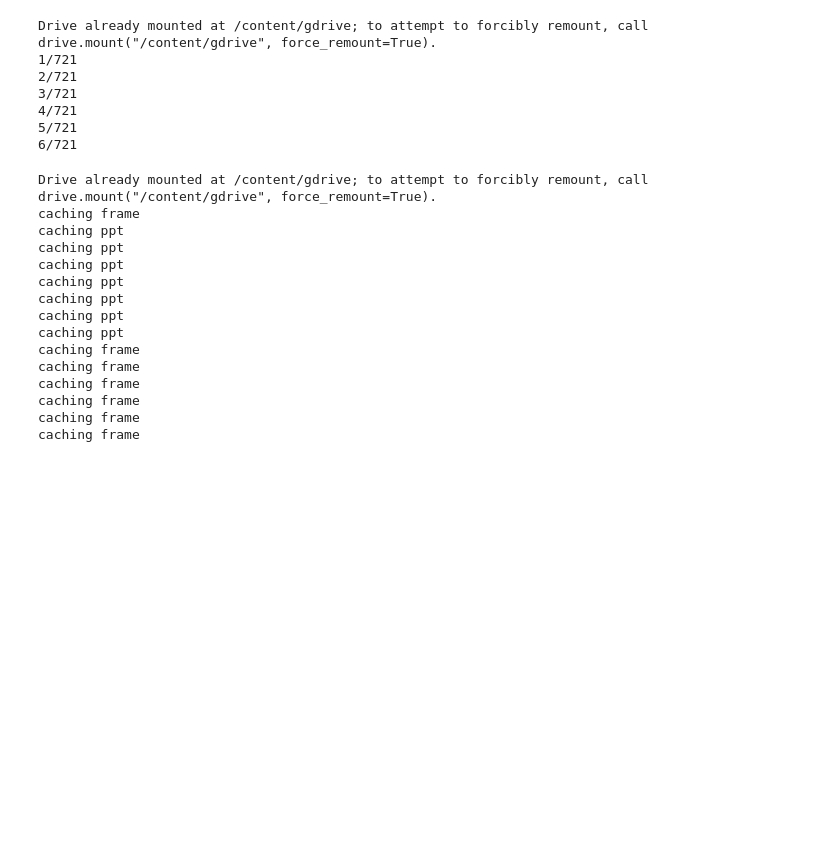
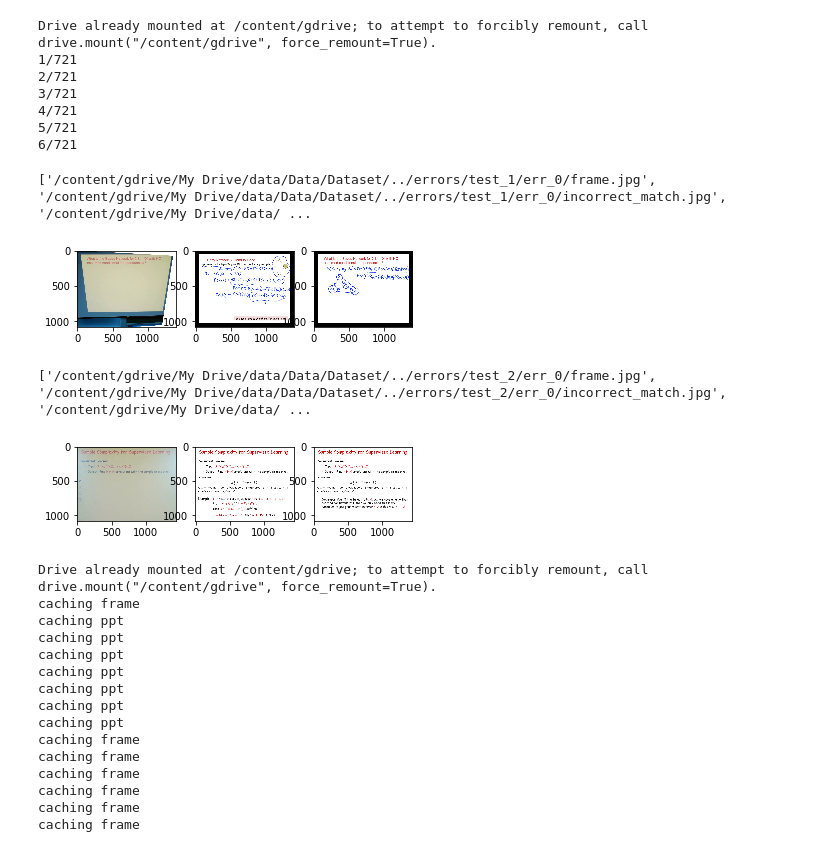
Before and after one commit to alti-tude/video-slide-matching, a Jupyter notebook: tester.ipynb, the cells around one changed output. Saved outputs shown, nothing was run; the diff lists cells and outputs as text; code cells hidden in the pictures; blank space fills up the shorter version.

```diff
--- a/tester.ipynb
+++ b/tester.ipynb
@@ -231,10 +231,28 @@ Drive already mounted at /content/gdrive; to attempt to forcibly remount, call d
 import cv2 as cv
 from matplotlib import pyplot as plt
 def plotit(args):
+  c = 1
   for i in args:
     image = cv.imread(i)
-    plt.subplot(3, 1, 1), plt.imshow(image, 'gray')
+    plt.subplot(1, 3, c), plt.imshow(image, 'gray')
+    c = c+1
   plt.show()
+# %%
+error_root=root+'../errors/'
+for test in os.listdir(error_root):
+    if test[0] == '.': continue
+    for error in os.listdir(error_root+test+'/'):
+        imgs = []
+        for img in os.listdir(error_root+test+'/'+error+'/'):
+            imgs.append(error_root+test+'/'+error+'/'+img)
+        print(imgs)
+        plotit(imgs)
+        t = input()
+# %% [output]
+['/content/gdrive/My Drive/data/Data/Dataset/../errors/test_1/err_0/frame.jpg', '/content/gdrive/My Drive/data/Data/Dataset/../errors/test_1/err_0/incorrect_match.jpg', '/content/gdrive/My Drive/data/ ...
+[figure, added]
+['/content/gdrive/My Drive/data/Data/Dataset/../errors/test_2/err_0/frame.jpg', '/content/gdrive/My Drive/data/Data/Dataset/../errors/test_2/err_0/incorrect_match.jpg', '/content/gdrive/My Drive/data/ ...
+[figure, added]
 # %%
 s!python3 '{root}/../../../dsaa-project/main.py'
 # %% [output]
```
